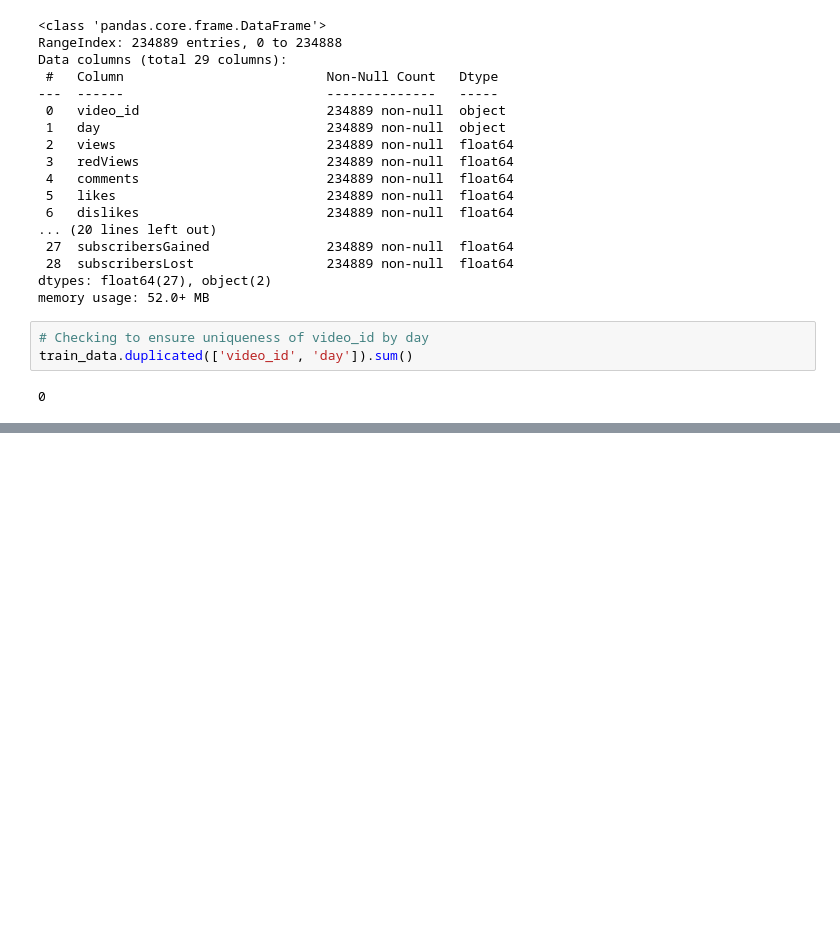
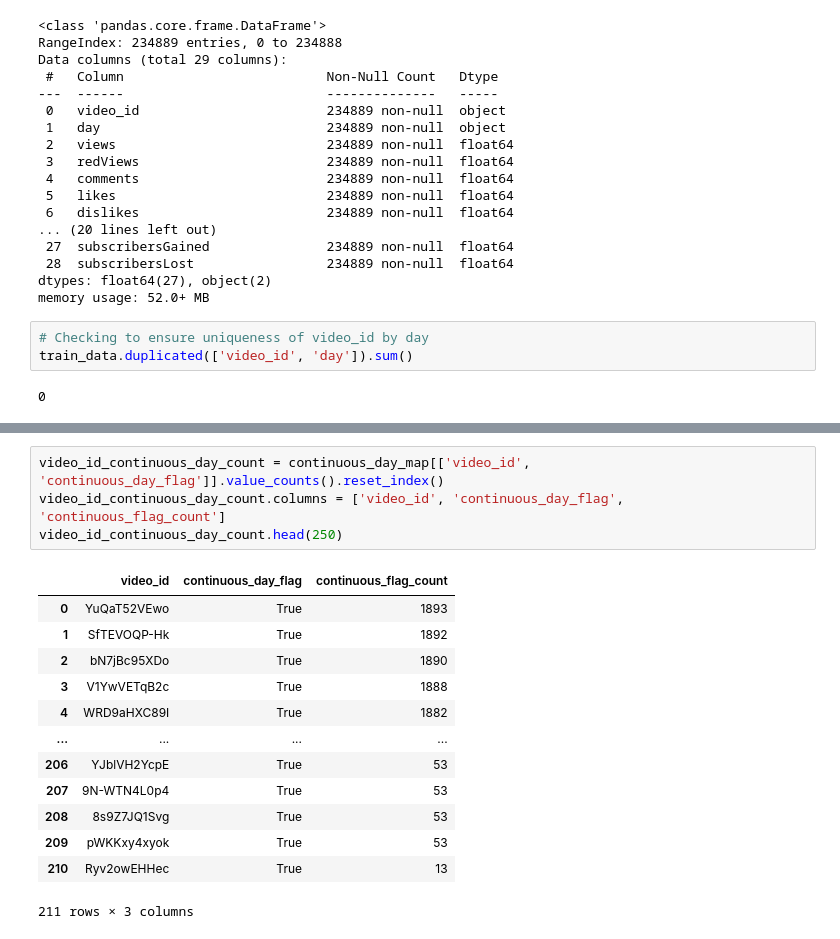
Before and after one commit to thomasyow/thomasyow, a Jupyter notebook: video-shares-impact-on-video-longevity.ipynb, the cells around one changed output, grey strips where cells are left out. Cells and saved outputs as stored; diff of their text form; blank space fills up the shorter version.

```diff
--- a/video-shares-impact-on-video-longevity.ipynb
+++ b/video-shares-impact-on-video-longevity.ipynb
@@ -105,0 +110,18 @@ check_continuous_day(video_id_day)
+# %%
+video_id_continuous_day_count = continuous_day_map[['video_id', 'continuous_day_flag']].value_counts().reset_index()
+video_id_continuous_day_count.columns = ['video_id', 'continuous_day_flag', 'continuous_flag_count']
+video_id_continuous_day_count.head(250)
+# %% [output]
+|  | video_id | continuous_day_flag | continuous_flag_count |
+| 0 | YuQaT52VEwo | True | 1893 |
+| 1 | SfTEVOQP-Hk | True | 1892 |
+| 2 | bN7jBc95XDo | True | 1890 |
+| 3 | V1YwVETqB2c | True | 1888 |
+| 4 | WRD9aHXC89I | True | 1882 |
+| ... | ... | ... | ... |
+| 206 | YJblVH2YcpE | True | 53 |
+| 207 | 9N-WTN4L0p4 | True | 53 |
+| 208 | 8s9Z7JQ1Svg | True | 53 |
+| 209 | pWKKxy4xyok | True | 53 |
+| 210 | Ryv2owEHHec | True | 13 |
+211 rows × 3 columns
```
Also changed, not shown: parts of 8 cells of this notebook.
